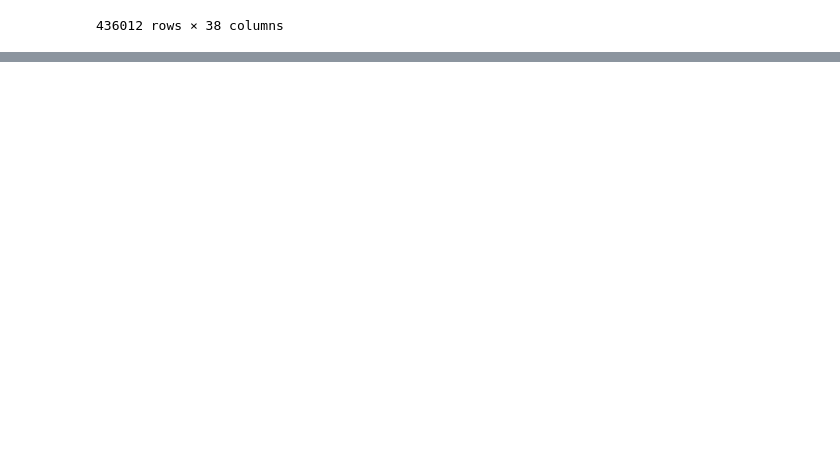
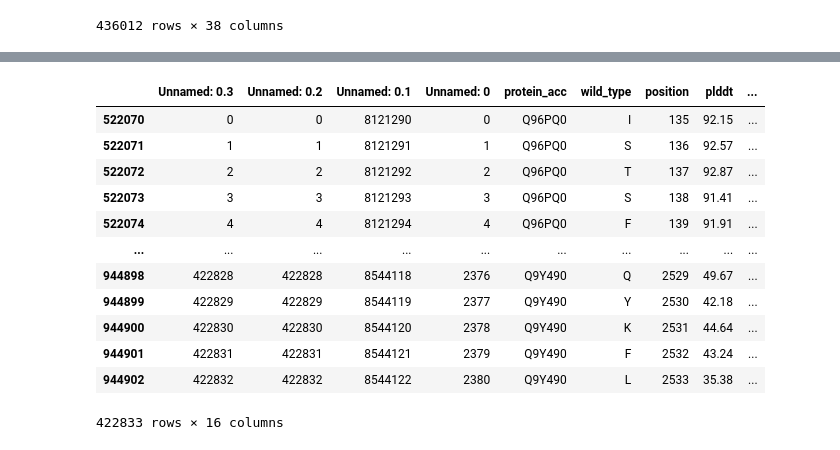
Before and after one commit to PhenoMeters/pheno_analysis, a Jupyter notebook: merge_results.ipynb, the cells around one changed output, grey strips where cells are left out. Cells and saved outputs as stored; diff of their text form; code cells hidden in the pictures; blank space fills up the shorter version.

```diff
--- a/merge_results.ipynb
+++ b/merge_results.ipynb
@@ -197,0 +420,17 @@ merged_interface_pocket_stability.to_csv("/qfs/projects/proteometer/pheno_analys
+# %%
+missing = interfaces_example[~interfaces_example.protein_acc.isin(pockets_example.protein_acc)]
+missing
+# %% [output]
+|  | Unnamed: 0.3 | Unnamed: 0.2 | Unnamed: 0.1 | Unnamed: 0 | protein_acc | wild_type | position | plddt | ... |
+| 522070 | 0 | 0 | 8121290 | 0 | Q96PQ0 | I | 135 | 92.15 | ... |
+| 522071 | 1 | 1 | 8121291 | 1 | Q96PQ0 | S | 136 | 92.57 | ... |
+| 522072 | 2 | 2 | 8121292 | 2 | Q96PQ0 | T | 137 | 92.87 | ... |
+| 522073 | 3 | 3 | 8121293 | 3 | Q96PQ0 | S | 138 | 91.41 | ... |
+| 522074 | 4 | 4 | 8121294 | 4 | Q96PQ0 | F | 139 | 91.91 | ... |
+| ... | ... | ... | ... | ... | ... | ... | ... | ... | ... |
+| 944898 | 422828 | 422828 | 8544118 | 2376 | Q9Y490 | Q | 2529 | 49.67 | ... |
+| 944899 | 422829 | 422829 | 8544119 | 2377 | Q9Y490 | Y | 2530 | 42.18 | ... |
+| 944900 | 422830 | 422830 | 8544120 | 2378 | Q9Y490 | K | 2531 | 44.64 | ... |
+| 944901 | 422831 | 422831 | 8544121 | 2379 | Q9Y490 | F | 2532 | 43.24 | ... |
+| 944902 | 422832 | 422832 | 8544122 | 2380 | Q9Y490 | L | 2533 | 35.38 | ... |
+422833 rows × 16 columns
```
Also changed, not shown: parts of 41 cells of this notebook, 8 other files.
